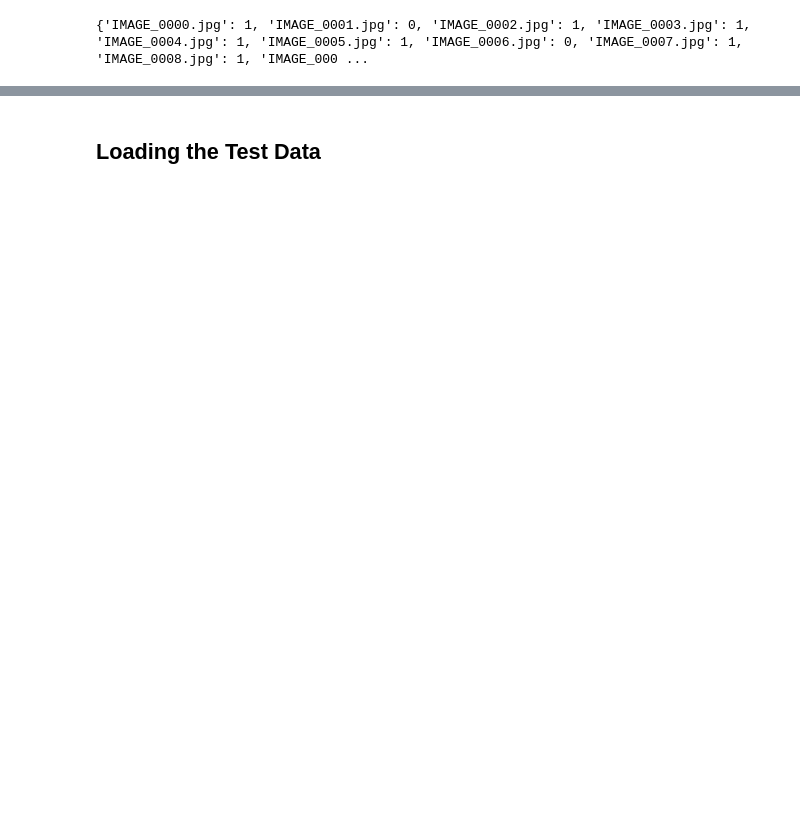
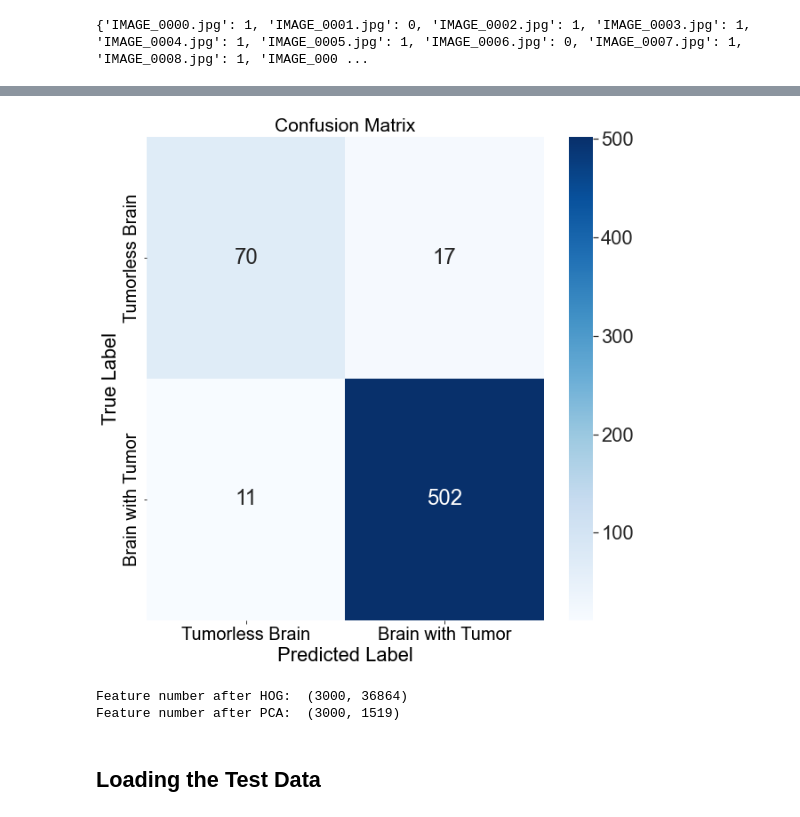
Before and after one commit to defneaykanat/AMLS_21-22_SN18100145, a Jupyter notebook: Incim Task A SVM.ipynb, the cells around one changed output, grey strips where cells are left out. Saved outputs shown, nothing was run; the diff lists cells and outputs as text; code cells hidden in the pictures; blank space fills up the shorter version.

```diff
--- a/Incim Task A SVM.ipynb
+++ b/Incim Task A SVM.ipynb
@@ -56,2 +82,6 @@ print(tumor_labels)
 # %% [output]
 {'IMAGE_0000.jpg': 1, 'IMAGE_0001.jpg': 0, 'IMAGE_0002.jpg': 1, 'IMAGE_0003.jpg': 1, 'IMAGE_0004.jpg': 1, 'IMAGE_0005.jpg': 1, 'IMAGE_0006.jpg': 0, 'IMAGE_0007.jpg': 1, 'IMAGE_0008.jpg': 1, 'IMAGE_000 ...
+# %%
+# Calling the function extract_features_labels
+# Storing the image information on X and label information on y
+X, y = extract_features_labels()
@@ -57,0 +125,3 @@ print(tumor_labels)
+# %%
+# Splitting the label and features (after PCA) datasets into 80% training and 20% validation set
+x_train, x_val, y_train, y_val = train_test_split(pca_X, y, train_size=0.8, random_state=10)
@@ -57,0 +205,7 @@ print(tumor_labels)
+# %%
+# Displaying parameters selected by GridSearchCV
+print("Best parameters to apply after secondary tuning are:",cv2.best_params_)
+
+# Displaying model after hyperparameter tuning
+svm = cv2.best_estimator_
+print("Model after secondary tuning is:\n",svm)
@@ -57,0 +218,3 @@ print(tumor_labels)
+# %%
+# Predicting the output of model after above parameters are applied to it
+y_prediction = svm.predict(x_val)
@@ -58,3 +265,33 @@ print(tumor_labels)
+# %%
+# Evaluating the SVM model by creating a confusion matrix
+cm = confusion_matrix(y_val, y_prediction)
+
+plt.figure(figsize=(10,10))
+ax = plt.subplot()
+
+sns.set(font_scale=2)
+sns.heatmap(cm, annot=True, ax=ax, cmap="Blues", fmt="g");
+
+# Labels, title and ticks
+label_font = {'size':'22'}
+ax.set_xlabel('Predicted Label', fontdict=label_font);
+ax.set_ylabel('True Label', fontdict=label_font);
+
+title_font = {'size':'21'}
+ax.set_title('Confusion Matrix', fontdict=title_font);
+
+ax.tick_params(axis='both', which='major', labelsize=20)
+ax.xaxis.set_ticklabels(['Tumorless Brain', 'Brain with Tumor']);
+ax.yaxis.set_ticklabels(['Tumorless Brain', 'Brain with Tumor']);
+plt.show()
+# %% [output]
+[figure, added]
+# %%
+print("Feature number after HOG: ", hog_X.shape)
+print("Feature number after PCA: ", pca_X.shape)
+# %% [output]
+Feature number after HOG:  (3000, 36864)
+Feature number after PCA:  (3000, 1519)
 # %% [markdown]
 ## Loading the Test Data
 # %%
```
Also changed, not shown: parts of 59 cells of this notebook.
